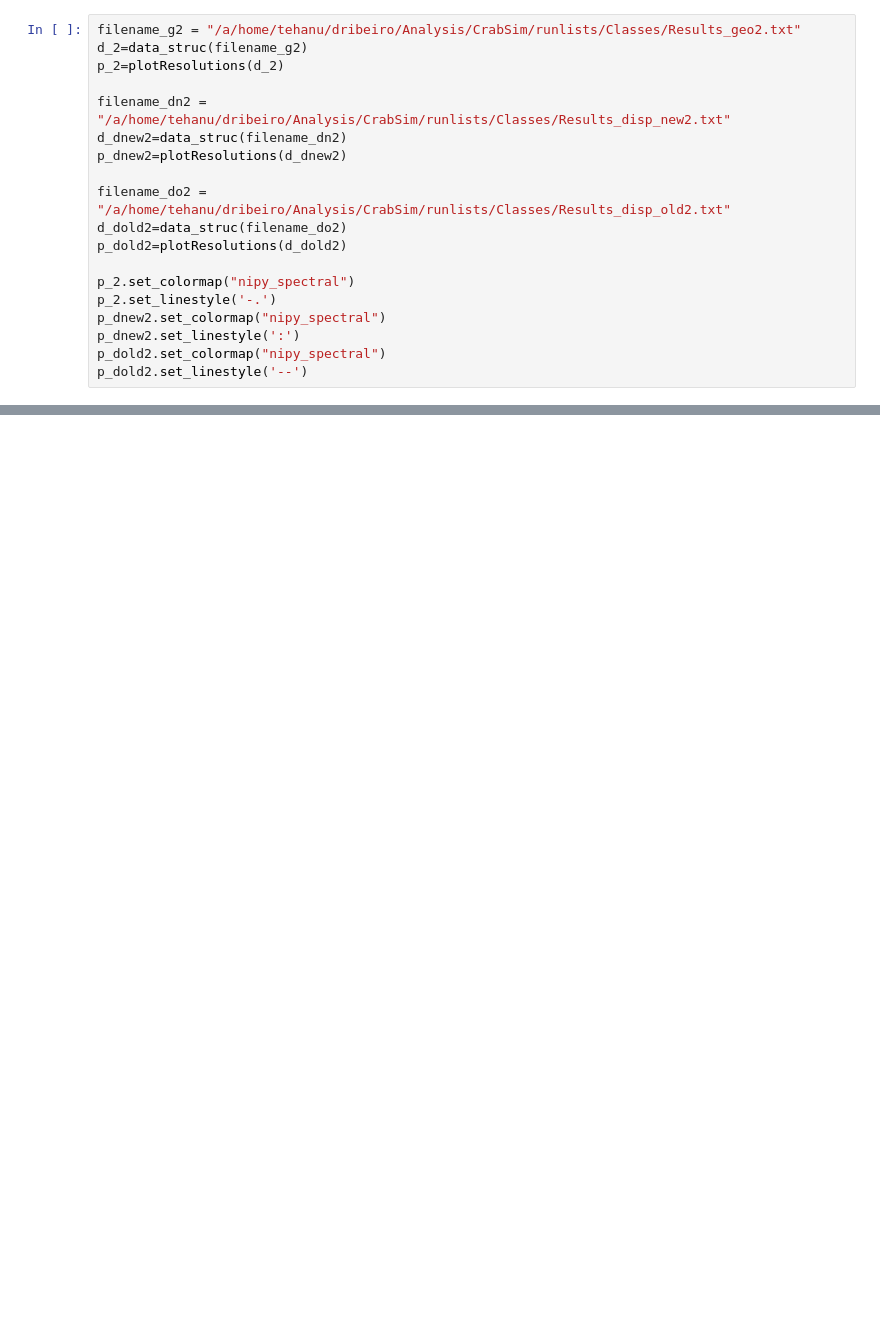
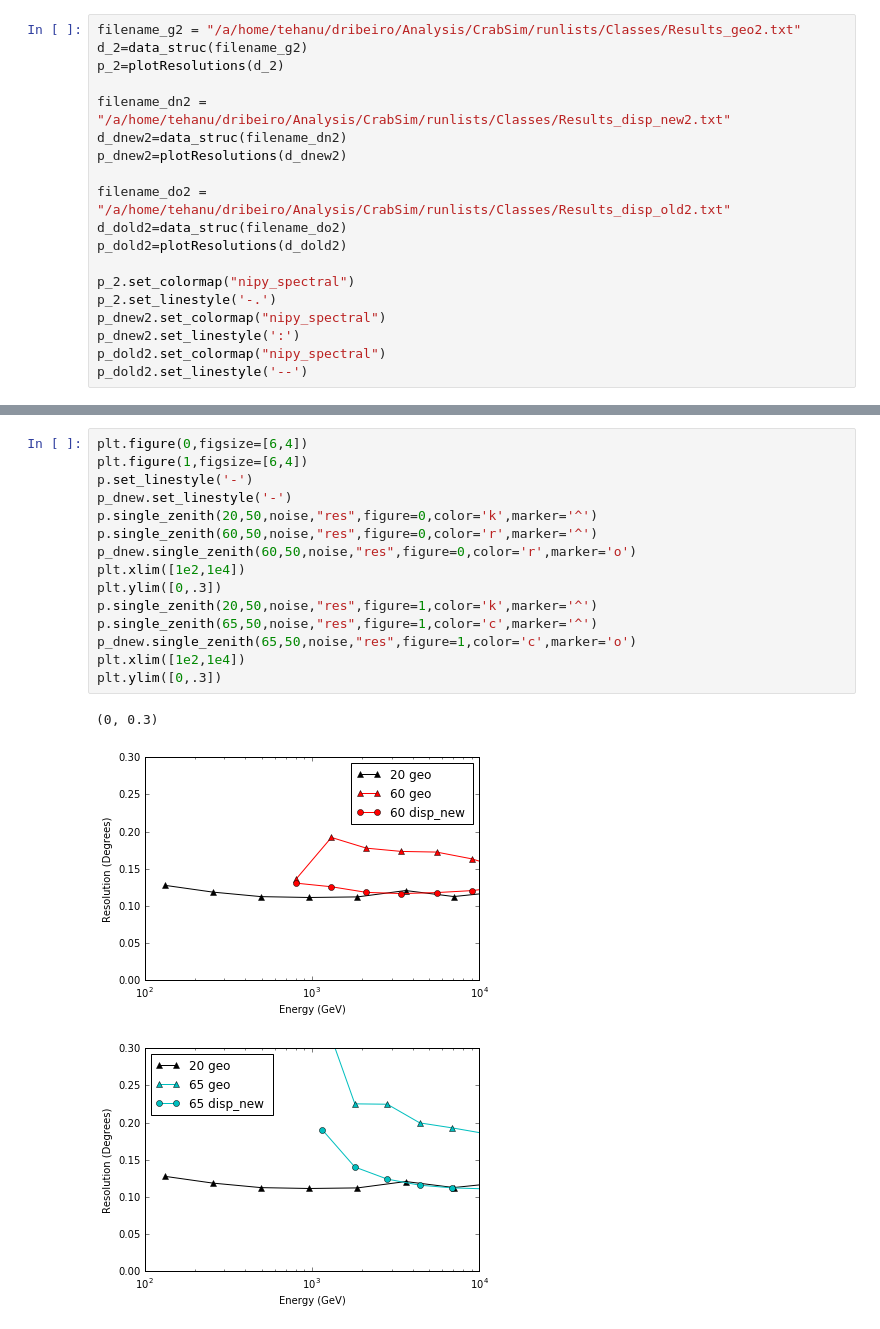
Before and after one commit to VERITAS-Nevis/Vegas_Nevis_scripts, a Jupyter notebook: Disp Validation.ipynb, the cells around one changed output, grey strips where cells are left out. Drawn from its saved outputs; the diff is of its cells as text; blank space fills up the shorter version.

```diff
--- a/Disp Validation.ipynb
+++ b/Disp Validation.ipynb
@@ -338,0 +110,19 @@ plt.show()
+# %%
+plt.figure(0,figsize=[6,4])
+plt.figure(1,figsize=[6,4])
+p.set_linestyle('-')
+p_dnew.set_linestyle('-')
+p.single_zenith(20,50,noise,"res",figure=0,color='k',marker='^')
+p.single_zenith(60,50,noise,"res",figure=0,color='r',marker='^')
+p_dnew.single_zenith(60,50,noise,"res",figure=0,color='r',marker='o')
+plt.xlim([1e2,1e4])
+plt.ylim([0,.3])
+p.single_zenith(20,50,noise,"res",figure=1,color='k',marker='^')
+p.single_zenith(65,50,noise,"res",figure=1,color='c',marker='^')
+p_dnew.single_zenith(65,50,noise,"res",figure=1,color='c',marker='o')
+plt.xlim([1e2,1e4])
+plt.ylim([0,.3])
+# %% [output]
+(0, 0.3)
+[figure, added]
+[figure, added]
```
Also changed, not shown: parts of 62 cells of this notebook, 2 other files.
